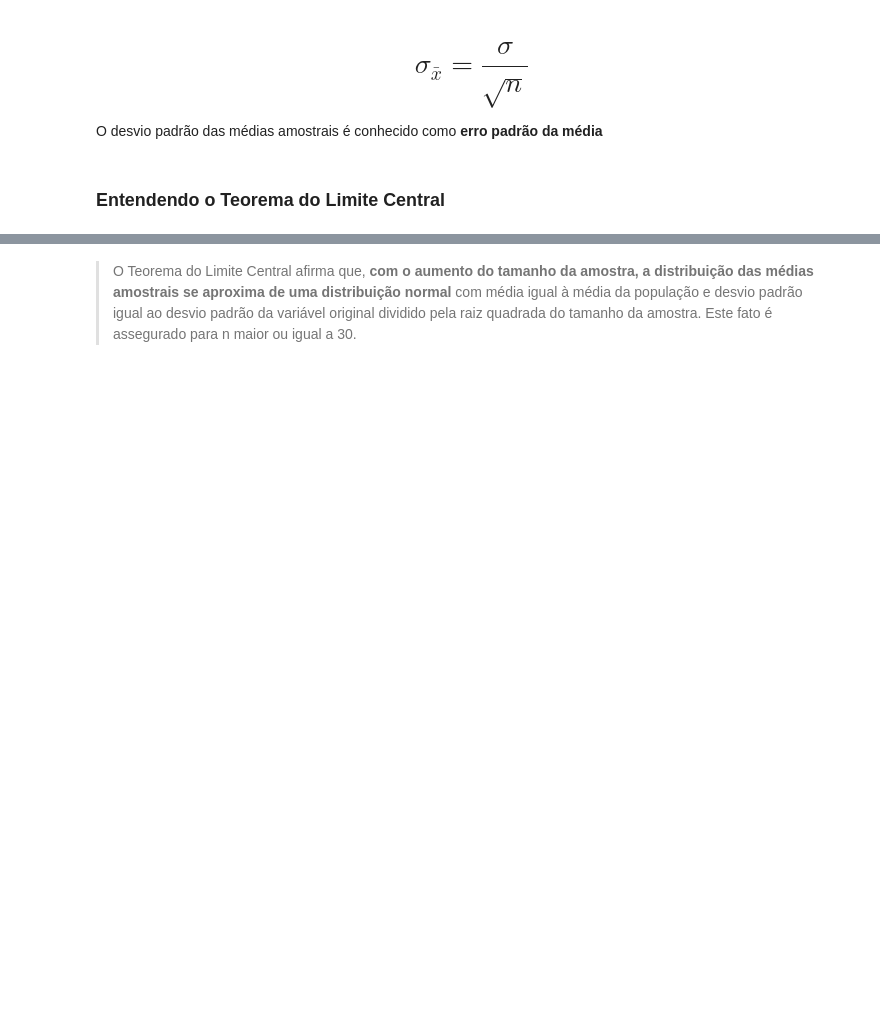
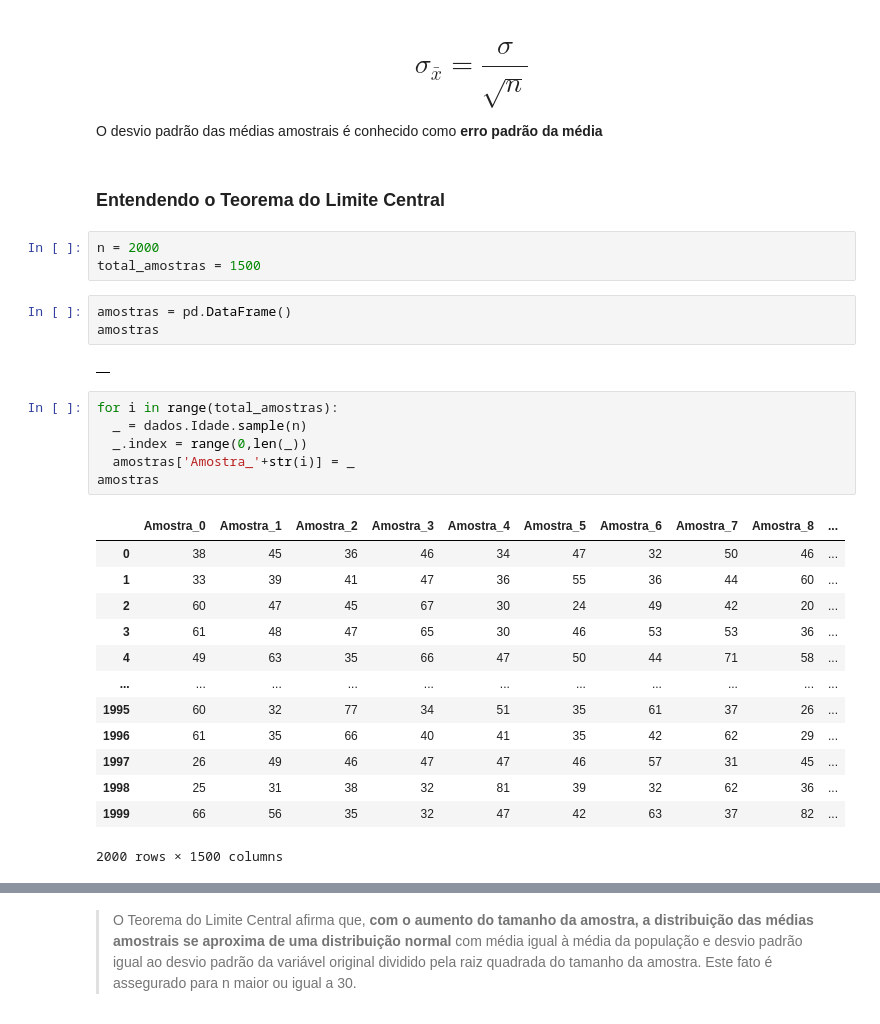
Before and after one commit to NiveskZ/estatistica-ml-alura, a Jupyter notebook: estatistica/Curso_de_Estatística_Parte_2.ipynb, the cells around one changed output, grey strips where cells are left out. Drawn from its saved outputs; the diff is of its cells as text; blank space fills up the shorter version.

```diff
--- a/estatistica/Curso_de_Estatística_Parte_2.ipynb
+++ b/estatistica/Curso_de_Estatística_Parte_2.ipynb
@@ -830,3 +875,31 @@ Suponha que os pesos dos sacos de arroz de uma indústria alimentícia se distri
 O desvio padrão das médias amostrais é conhecido como **erro padrão da média**
 # %% [markdown]
 ### Entendendo o Teorema do Limite Central
+# %%
+n = 2000
+total_amostras = 1500
+# %%
+amostras = pd.DataFrame()
+amostras
+# %% [output]
+|  |
+# %%
+for i in range(total_amostras):
+  _ = dados.Idade.sample(n)
+  _.index = range(0,len(_))
+  amostras['Amostra_'+str(i)] = _
+amostras
+# %% [output]
+|  | Amostra_0 | Amostra_1 | Amostra_2 | Amostra_3 | Amostra_4 | Amostra_5 | Amostra_6 | Amostra_7 | Amostra_8 | ... |
+| 0 | 38 | 45 | 36 | 46 | 34 | 47 | 32 | 50 | 46 | ... |
+| 1 | 33 | 39 | 41 | 47 | 36 | 55 | 36 | 44 | 60 | ... |
+| 2 | 60 | 47 | 45 | 67 | 30 | 24 | 49 | 42 | 20 | ... |
+| 3 | 61 | 48 | 47 | 65 | 30 | 46 | 53 | 53 | 36 | ... |
+| 4 | 49 | 63 | 35 | 66 | 47 | 50 | 44 | 71 | 58 | ... |
+| ... | ... | ... | ... | ... | ... | ... | ... | ... | ... | ... |
+| 1995 | 60 | 32 | 77 | 34 | 51 | 35 | 61 | 37 | 26 | ... |
+| 1996 | 61 | 35 | 66 | 40 | 41 | 35 | 42 | 62 | 29 | ... |
+| 1997 | 26 | 49 | 46 | 47 | 47 | 46 | 57 | 31 | 45 | ... |
+| 1998 | 25 | 31 | 38 | 32 | 81 | 39 | 32 | 62 | 36 | ... |
+| 1999 | 66 | 56 | 35 | 32 | 47 | 42 | 63 | 37 | 82 | ... |
+2000 rows × 1500 columns
```
Also changed, not shown: parts of 29 cells of this notebook.
